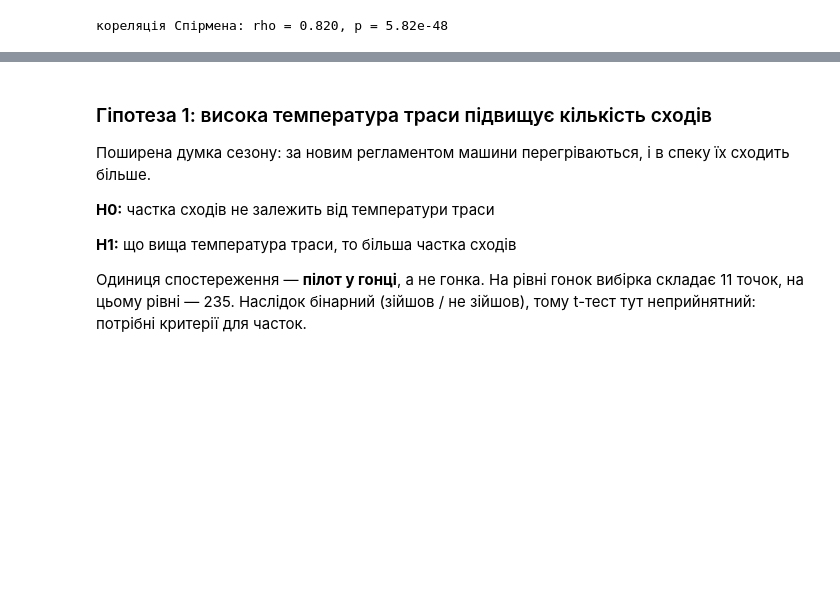
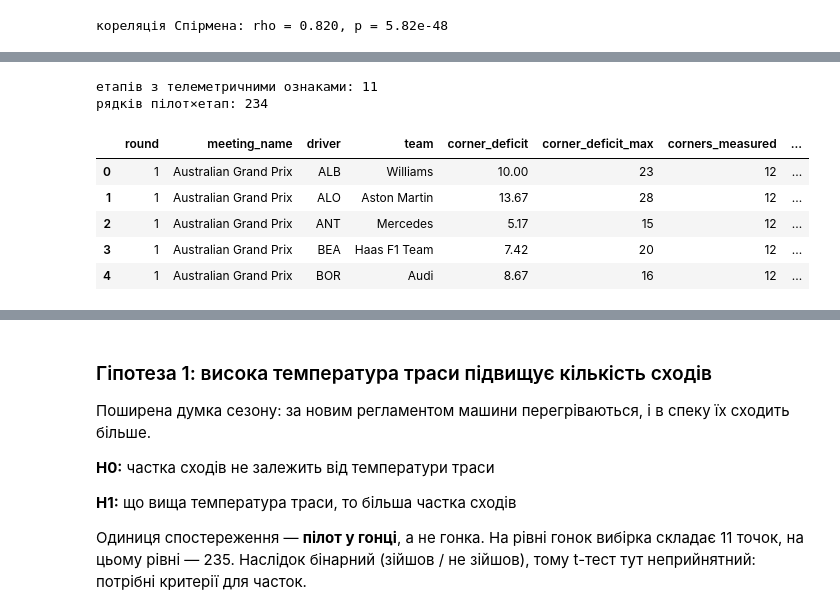
Before and after one commit to VelenShell/f1-2026-analysis, a Jupyter notebook: final_project.ipynb, the cells around one changed output, grey strips where cells are left out. Saved outputs shown, nothing was run; the diff lists cells and outputs as text; code cells hidden in the pictures; blank space fills up the shorter version.

```diff
--- a/final_project.ipynb
+++ b/final_project.ipynb
@@ -429,0 +895,16 @@ print(f"кореляція Спірмена: rho = {rho:.3f}, p = {p:.2e}")
+# %%
+from pathlib import Path
+
+tel_features = pd.read_csv("export/telemetry/telemetry_features.csv")
+print("етапів з телеметричними ознаками:", tel_features["round"].nunique())
+print("рядків пілот×етап:", len(tel_features))
+tel_features.head()
+# %% [output]
+етапів з телеметричними ознаками: 11
+рядків пілот×етап: 234
+|  | round | meeting_name | driver | team | corner_deficit | corner_deficit_max | corners_measured | ... |
+| 0 | 1 | Australian Grand Prix | ALB | Williams | 10.00 | 23 | 12 | ... |
+| 1 | 1 | Australian Grand Prix | ALO | Aston Martin | 13.67 | 28 | 12 | ... |
+| 2 | 1 | Australian Grand Prix | ANT | Mercedes | 5.17 | 15 | 12 | ... |
+| 3 | 1 | Australian Grand Prix | BEA | Haas F1 Team | 7.42 | 20 | 12 | ... |
+| 4 | 1 | Australian Grand Prix | BOR | Audi | 8.67 | 16 | 12 | ... |
```
Also changed, not shown: parts of 68 cells of this notebook, 8 other files.
